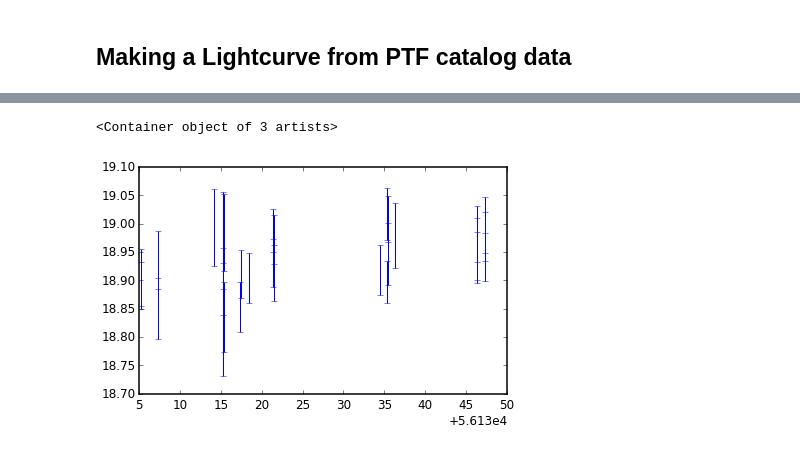
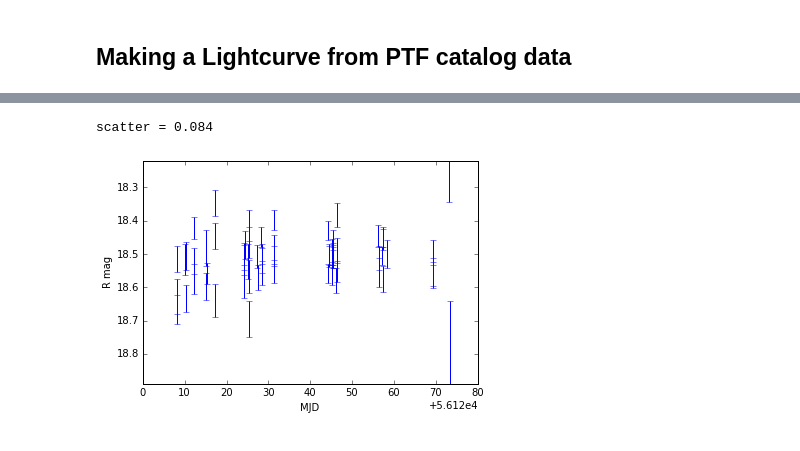
Before and after one commit to ebellm/ztf_summerschool_2015, a Jupyter notebook: notebooks/Making_a_Lightcurve.ipynb, the cells around one changed output, grey strips where cells are left out. Drawn from its saved outputs; the diff is of its cells as text; code cells hidden in the pictures.

```diff
--- a/notebooks/Making_a_Lightcurve.ipynb
+++ b/notebooks/Making_a_Lightcurve.ipynb
@@ -95,10 +82,15 @@ NameError: global name 'astropy' is not defined
 wbad = (mags < 10) | (mags > 25)
 mags[wbad] = np.ma.masked
 magerrs[wbad] = np.ma.masked
-# %%
-source_idx = 14
-plt.errorbar(mjds, mags[source_idx,:],magerrs[source_idx,:],fmt='none')
-# %% [output]
-<Container object of 3 artists>
-[figure, removed]
+# %%
+source_idx = 62
+plt.errorbar(mjds, mags[source_idx,:],magerrs[source_idx,:],fmt='none')
+plt.ylim(np.max(mags[source_idx,:])+0.05, np.min(mags[source_idx,:])-0.05)
+plt.xlabel("MJD")
+plt.ylabel("R mag")
+
+print "scatter = %.3f" % (np.ma.std(mags[source_idx,:]))
+# %% [output]
+scatter = 0.084
+[figure, added]
 # %%
```
Also changed, not shown: parts of 18 cells of this notebook.
